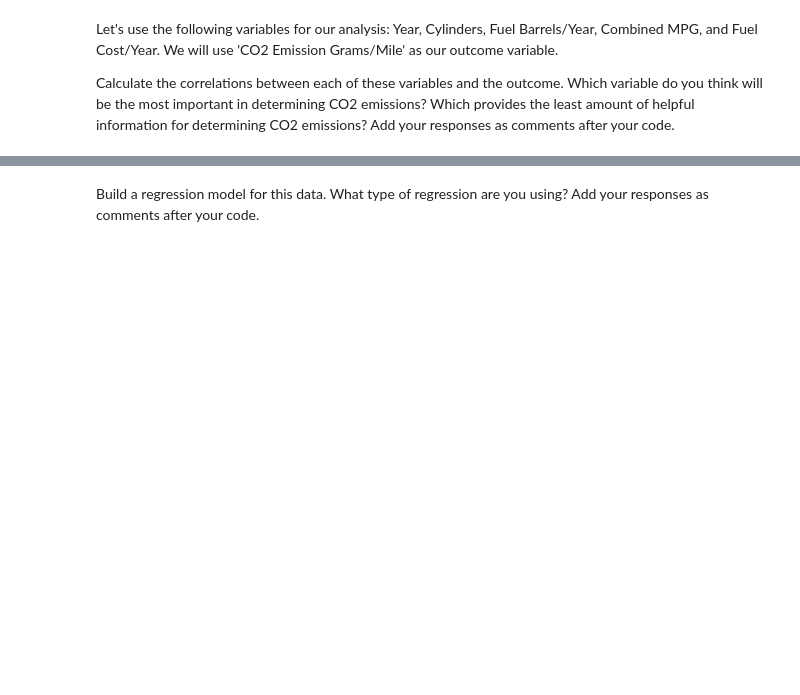
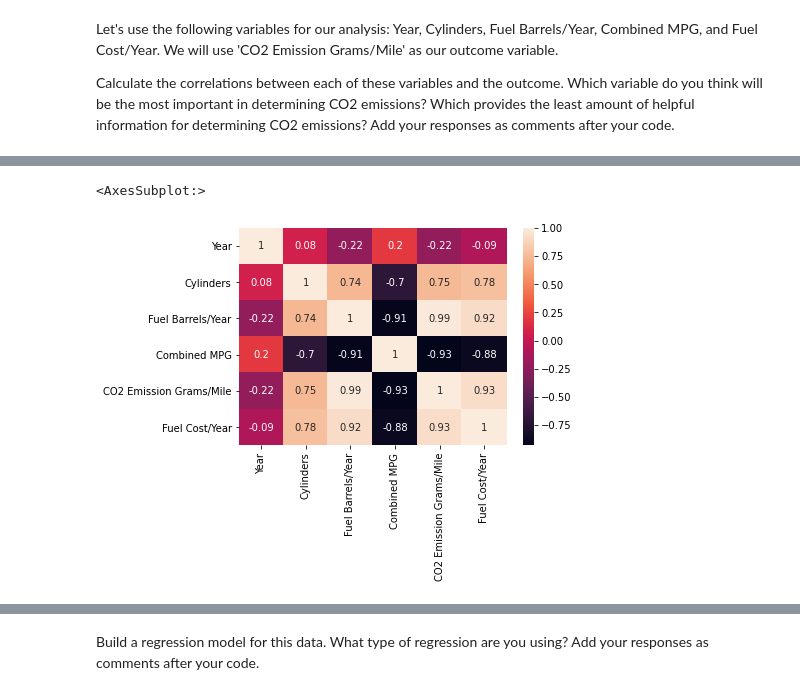
Before and after one commit to Ironhack-Data-Madrid-Enero-2021/lab-regression-analysis, a Jupyter notebook: your-code.ipynb, the cells around one changed output, grey strips where cells are left out. Saved outputs shown, nothing was run; the diff lists cells and outputs as text; code cells hidden in the pictures; blank space fills up the shorter version.

```diff
--- a/your-code.ipynb
+++ b/your-code.ipynb
@@ -62,0 +125,3 @@ For the second part of this lab, we will use the vehicles.csv data set. You can
+# %%
+vehicles = pd.read_csv("vehicles.csv")
+vehicles.head()
@@ -62,0 +135,3 @@ For the second part of this lab, we will use the vehicles.csv data set. You can
+# %%
+vehicles = vehicles.drop(["Model","Engine Displacement","Transmission","Drivetrain","Vehicle Class","Fuel Type","City MPG","Highway MPG"], axis=1)
+vehicles.head()
@@ -68,0 +159,6 @@ Calculate the correlations between each of these variables and the outcome. Whic
+# %%
+correlation_matrix = vehicles.corr().round(2)
+sns.heatmap(data=correlation_matrix, annot=True)
+# %% [output]
+<AxesSubplot:>
+[figure, added]
```
Also changed, not shown: parts of 51 cells of this notebook.
